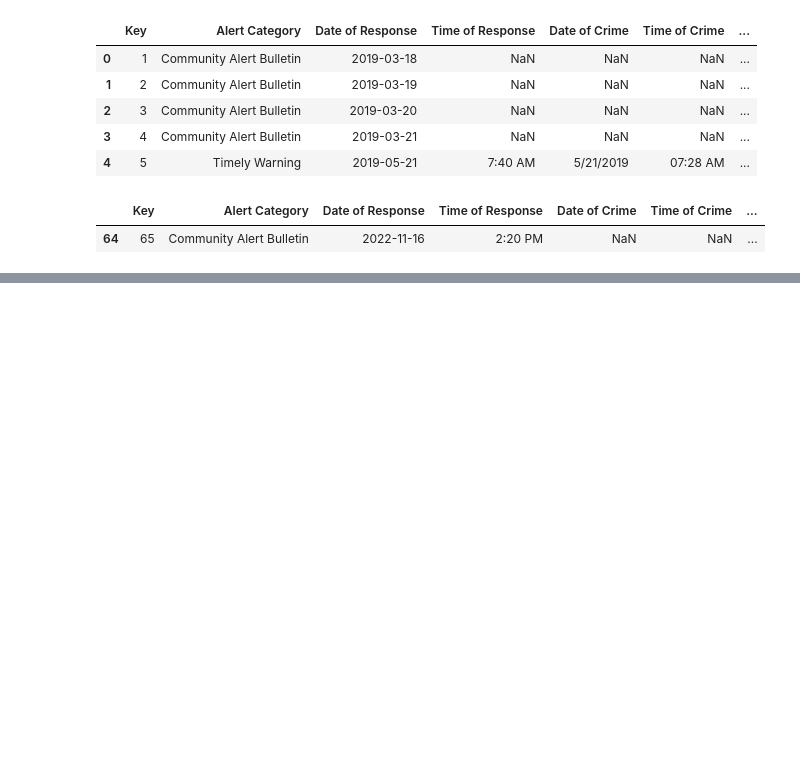
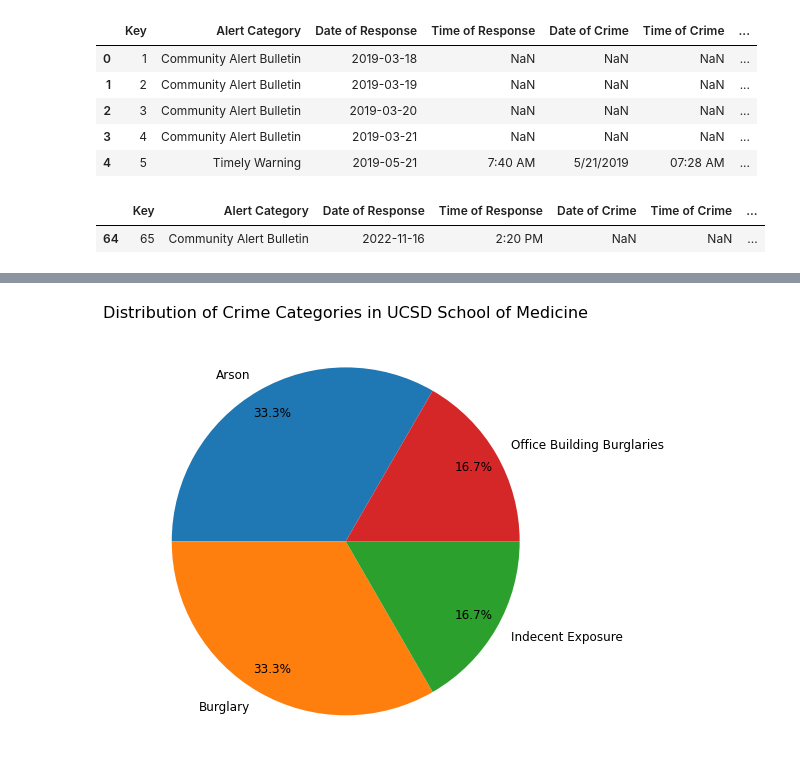
Before and after one commit to nicolereardon/UCSD-Crime, a Jupyter notebook: static/Final Project.ipynb, the cells around one changed output, grey strips where cells are left out. Saved outputs shown, nothing was run; the diff lists cells and outputs as text; code cells hidden in the pictures; blank space fills up the shorter version.

```diff
--- a/static/Final Project.ipynb
+++ b/static/Final Project.ipynb
@@ -254,0 +287,23 @@ df.to_csv('final_data.csv', index=False)
+# %%
+df_filtered = df[df["MapGroup"] == "UCSD School of Medicine"]
+
+# Count the occurrences of each crime category in the filtered DataFrame
+crime_category_counts_filtered = df_filtered['CrimeCategory'].value_counts()
+
+# Plotting the pie chart with adjusted label distance
+plt.figure(figsize=(10, 8))
+pie = crime_category_counts_filtered.plot.pie(autopct='%1.1f%%', startangle=60, pctdistance=0.85)
+plt.title('Distribution of Crime Categories in UCSD School of Medicine', fontsize=16)
+plt.ylabel('')  # To remove the default 'CrimeCategory' label on the y-axis
+
+# Increase the font size of labels
+for text in pie.texts:
+    text.set_fontsize(12)
+
+# Save the pie chart as an image file (e.g., JPEG)
+plt.savefig('med.jpeg', bbox_inches='tight')
+
+# Show the plot
+plt.show()
+# %% [output]
+[figure, added]
```
Also changed, not shown: parts of 3 cells of this notebook, 1 other file.
